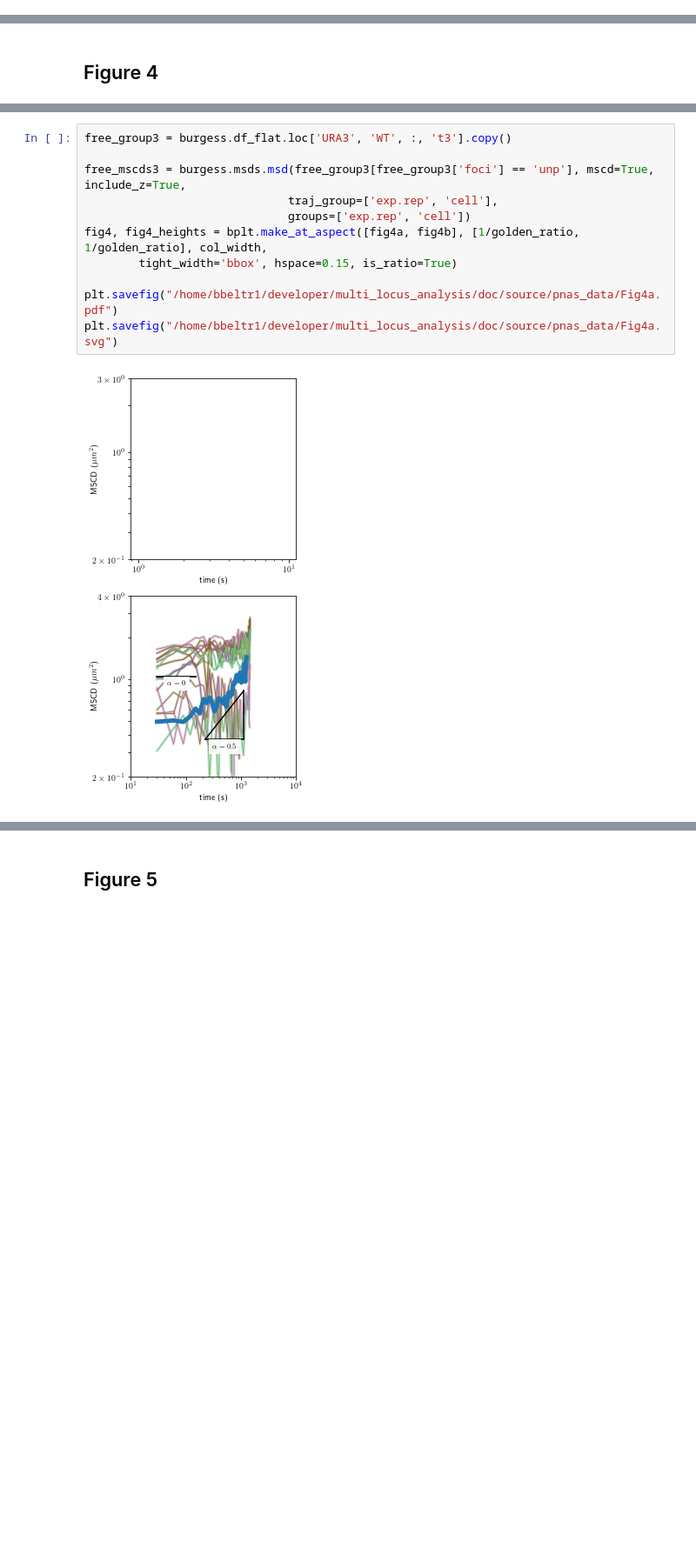
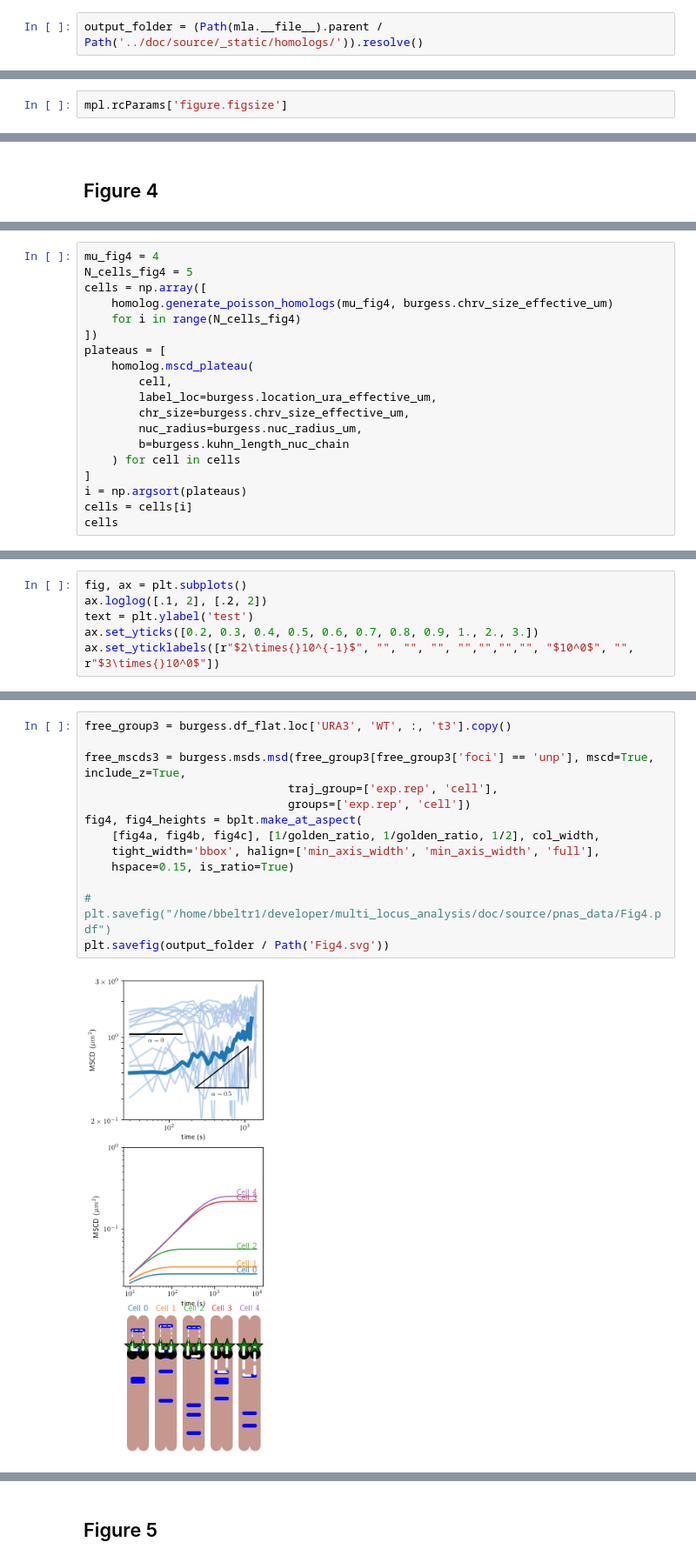
Before and after one commit to brunobeltran/multi_locus_analysis, a Jupyter notebook: doc/source/pnas-figures.ipynb, the cells around one changed output, grey strips where cells are left out. Shown at 87% size. Drawn from its saved outputs; the diff is of its cells as text; blank space fills up the shorter version.

Commit message:
DOCS: extracting plateaus and diffusivities

```diff
--- a/doc/source/pnas-figures.ipynb
+++ b/doc/source/pnas-figures.ipynb
@@ -105,3 +45,5 @@ mpl.rcParams['font.family'] = 'sans-serif'
+# %%
+output_folder = (Path(mla.__file__).parent / Path('../doc/source/_static/homologs/')).resolve()
 # %% [markdown]
 get font sizes to use in Inkscape
 # %%
@@ -226,0 +59,2 @@ cycling_cmap = plt.get_cmap("tab10")
+# %%
+mpl.rcParams['figure.figsize']
@@ -562,0 +238,19 @@ array([0.09062178, 0.42792797, 0.43058918, 0.57958353, 0.95437052])
+# %%
+mu_fig4 = 4
+N_cells_fig4 = 5
+cells = np.array([
+    homolog.generate_poisson_homologs(mu_fig4, burgess.chrv_size_effective_um)
+    for i in range(N_cells_fig4)
+])
+plateaus = [
+    homolog.mscd_plateau(
+        cell,
+        label_loc=burgess.location_ura_effective_um,
+        chr_size=burgess.chrv_size_effective_um,
+        nuc_radius=burgess.nuc_radius_um,
+        b=burgess.kuhn_length_nuc_chain
+    ) for cell in cells
+]
+i = np.argsort(plateaus)
+cells = cells[i]
+cells
@@ -562,0 +268,6 @@ array([0.09062178, 0.42792797, 0.43058918, 0.57958353, 0.95437052])
+# %%
+fig, ax = plt.subplots()
+ax.loglog([.1, 2], [.2, 2])
+text = plt.ylabel('test')
+ax.set_yticks([0.2, 0.3, 0.4, 0.5, 0.6, 0.7, 0.8, 0.9, 1., 2., 3.])
+ax.set_yticklabels([r"$2\times{}10^{-1}$", "", "", "", "","","","", "$10^0$", "", r"$3\times{}10^0$"])
@@ -611,13 +359,15 @@ def fig4b(ax):
 # %%
 free_group3 = burgess.df_flat.loc['URA3', 'WT', :, 't3'].copy()
 
 free_mscds3 = burgess.msds.msd(free_group3[free_group3['foci'] == 'unp'], mscd=True, include_z=True,
                               traj_group=['exp.rep', 'cell'],
                               groups=['exp.rep', 'cell'])
-fig4, fig4_heights = bplt.make_at_aspect([fig4a, fig4b], [1/golden_ratio, 1/golden_ratio], col_width,
-        tight_width='bbox', hspace=0.15, is_ratio=True)
+fig4, fig4_heights = bplt.make_at_aspect(
+    [fig4a, fig4b, fig4c], [1/golden_ratio, 1/golden_ratio, 1/2], col_width,
+    tight_width='bbox', halign=['min_axis_width', 'min_axis_width', 'full'],
+    hspace=0.15, is_ratio=True)
 
-plt.savefig("/home/bbeltr1/developer/multi_locus_analysis/doc/source/pnas_data/Fig4a.pdf")
-plt.savefig("/home/bbeltr1/developer/multi_locus_analysis/doc/source/pnas_data/Fig4a.svg")
+# plt.savefig("/home/bbeltr1/developer/multi_locus_analysis/doc/source/pnas_data/Fig4.pdf")
+plt.savefig(output_folder / Path('Fig4.svg'))
 # %% [output]
-[figure, old version]
+[figure, new version]
```
Also changed, not shown: parts of 70 cells of this notebook, 12 other files.
